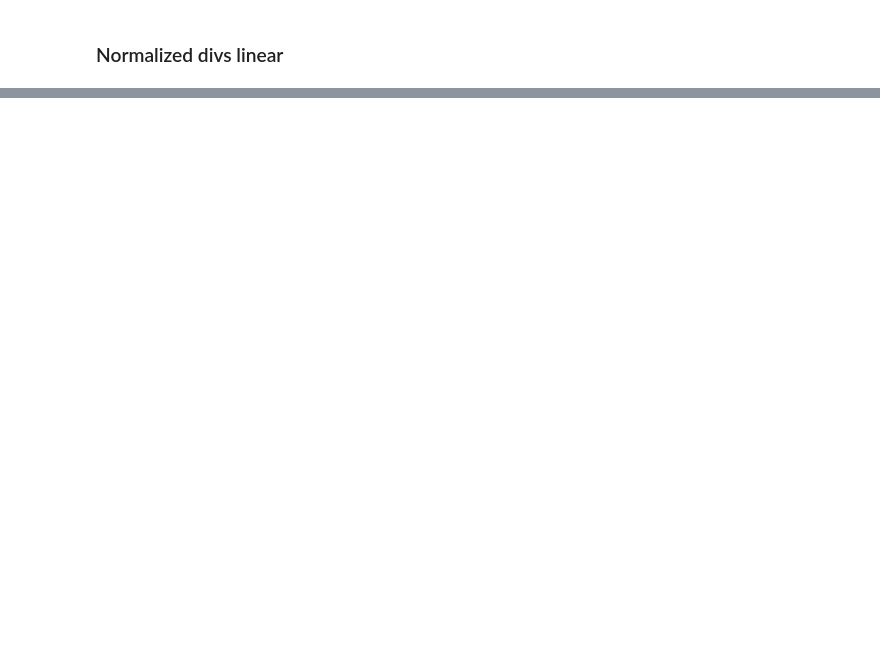
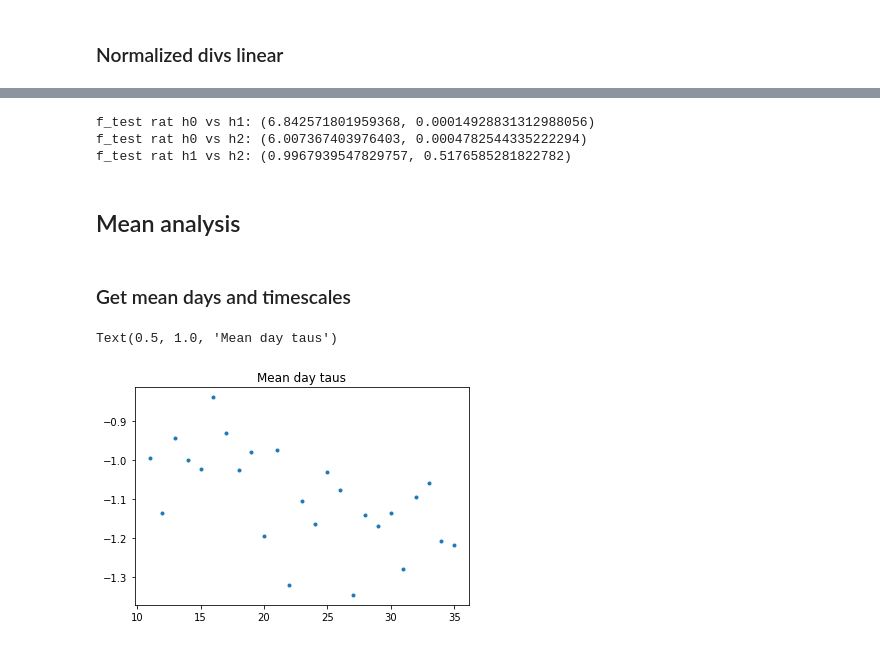
Before and after one commit to voytekresearch/timescale_development, a Jupyter notebook: rat_analysis_workflow/timescales_analysis_hypotheses.ipynb, the cells around one changed output, grey strips where cells are left out. Cells and saved outputs as stored; diff of their text form; code cells hidden in the pictures; blank space fills up the shorter version.

```diff
--- a/rat_analysis_workflow/timescales_analysis_hypotheses.ipynb
+++ b/rat_analysis_workflow/timescales_analysis_hypotheses.ipynb
@@ -342,0 +305,54 @@ fit_hyp(filtered_divs2, filtered_taus_log2, guess_gaussian, bounds_gaussian, gue
+# %%
+
+#f-tests
+f_test_h0_h1 = f_test(filtered_divs, filtered_taus_log, horizontal_line, sigmoid,
+                      params_horizontal_line_log, params_sigmoid_log, 1, 4)
+f_test_h0_h2 = f_test(filtered_divs, filtered_taus_log, horizontal_line, gaussian,
+                      params_horizontal_line_log, params_gaussian_log,1,4)
+f_test_h2_h1 = f_test(filtered_divs, filtered_taus_log, gaussian, sigmoid,
+                      params_gaussian_log, params_sigmoid_log,4,4)
+
+print("f_test rat h0 vs h1:", f_test_h0_h1)
+print("f_test rat h0 vs h2:", f_test_h0_h2)
+print("f_test rat h1 vs h2:", f_test_h2_h1)
+# %% [output]
+f_test rat h0 vs h1: (6.842571801959368, 0.00014928831312988056)
+f_test rat h0 vs h2: (6.007367403976403, 0.0004782544335222294)
+f_test rat h1 vs h2: (0.9967939547829757, 0.5176585281822782)
+# %% [markdown]
+## Mean analysis
+# %% [markdown]
+### Get mean days and timescales
+# %%
+def get_mean_std_recday (taus, divs):
+    days = sorted(set(divs))
+    all_indices = []
+    days_taus = []
+    mean_taus = []
+    std_taus = []
+
+    #get indices for each day
+
+    for d in days:
+
+        indices = [i for i, x in enumerate(divs) if x == d]
+
+
+        all_indices.append(indices)
+        #get taus for those indices
+        day_taus = taus[indices]
+        days_taus.append(day_taus)
+        #get means and stds
+        mean_taus.append(np.mean(day_taus))
+        std_taus.append(np.std(day_taus))
+
+    return [days, all_indices, days_taus, mean_taus, std_taus]
+# %%
+days, all_indices,days_taus_filt, mean_taus_filt, std_filt = get_mean_std_recday(filtered_taus, filtered_divs)
+# %%
+#plot the mean
+plt.plot(days, np.log10(mean_taus_filt), '.')
+plt.title("Mean day taus")
+# %% [output]
+Text(0.5, 1.0, 'Mean day taus')
+[figure, added]
```
Also changed, not shown: parts of 27 cells of this notebook.
